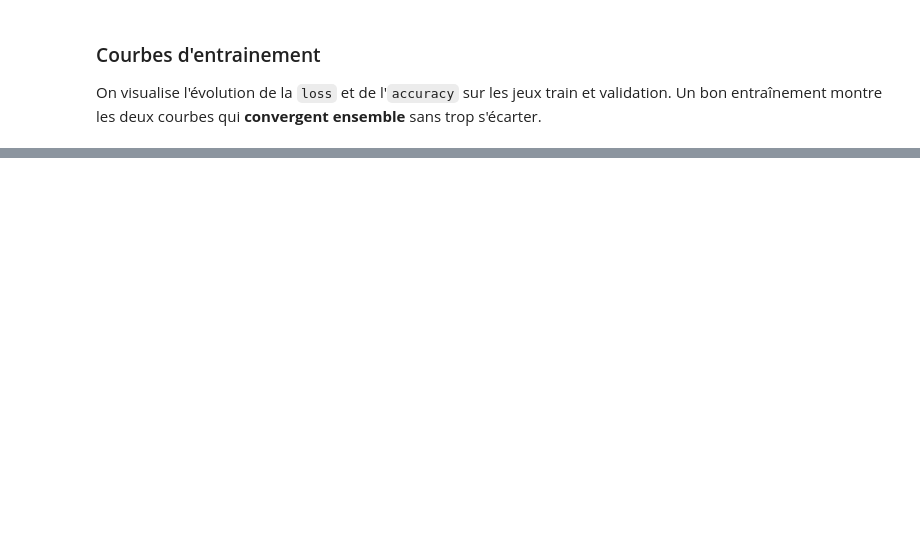
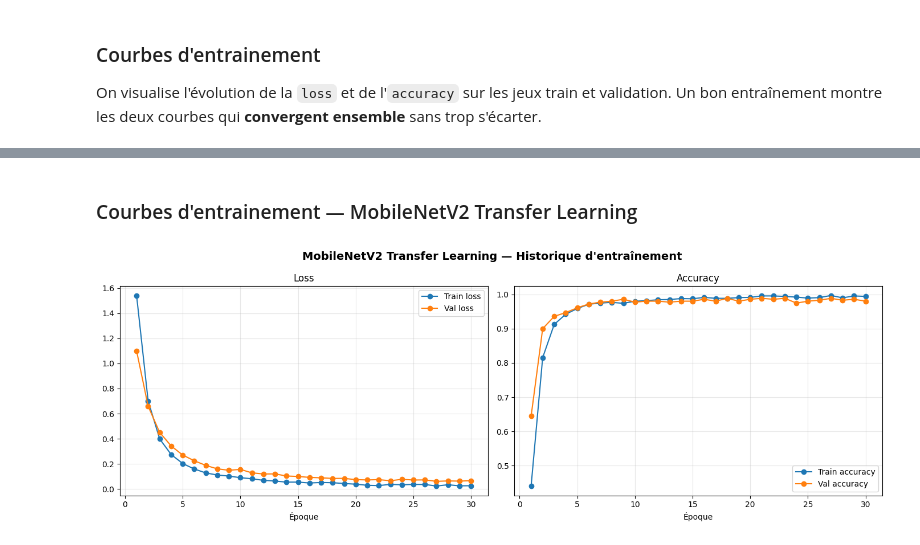
Before and after one commit to dyhia-hachemi/NEU_Defect_Classification, a Jupyter notebook: NEU_Defect_Classification.ipynb, the cells around one changed output, grey strips where cells are left out. Drawn from its saved outputs; the diff is of its cells as text; code cells hidden in the pictures; blank space fills up the shorter version.

Commit message:
feat: MobileNetV2 transfer learning
- Frozen MobileNetV2 base + custom classification head
- GlobalAveragePooling2D → Dense(128) → Dropout(0.3) → Dense(6)
- Adam lr=1e-4, 30 epochs

```diff
--- a/NEU_Defect_Classification.ipynb
+++ b/NEU_Defect_Classification.ipynb
@@ -433,0 +459,4 @@ plt.show()
+# %%
+# On utilise les memes hyperparametres que CNN pour une comparaison equitable
+NB_EPOCHS_TL = 30
+LR_TL        = 1e-4
@@ -433,0 +530,7 @@ plt.show()
+# %%
+model_tl.compile(
+    optimizer=tf.keras.optimizers.Adam(learning_rate=LR_TL),
+    loss='categorical_crossentropy',
+    metrics=['accuracy']
+)
+print("Modèle compilé et prêt à l'entraînement")
@@ -433,0 +600,27 @@ plt.show()
+# %% [markdown]
+### Courbes d'entrainement — MobileNetV2 Transfer Learning
+# %%
+fig, (ax1, ax2) = plt.subplots(1, 2, figsize=(14, 5))
+fig.suptitle("MobileNetV2 Transfer Learning — Historique d'entraînement",
+             fontsize=14, fontweight='bold')
+
+epochs_range = range(1, len(history_tl.history['loss']) + 1)
+
+ax1.plot(epochs_range, history_tl.history['loss'],     label='Train loss',     marker='o')
+ax1.plot(epochs_range, history_tl.history['val_loss'], label='Val loss',       marker='o')
+ax1.set_title('Loss')
+ax1.set_xlabel('Époque')
+ax1.legend()
+ax1.grid(True, alpha=0.3)
+
+ax2.plot(epochs_range, history_tl.history['accuracy'],     label='Train accuracy', marker='o')
+ax2.plot(epochs_range, history_tl.history['val_accuracy'], label='Val accuracy',   marker='o')
+ax2.set_title('Accuracy')
+ax2.set_xlabel('Époque')
+ax2.legend()
+ax2.grid(True, alpha=0.3)
+
+plt.tight_layout()
+plt.show()
+# %% [output]
+[figure, added]
```
Also changed, not shown: parts of 13 cells of this notebook.
